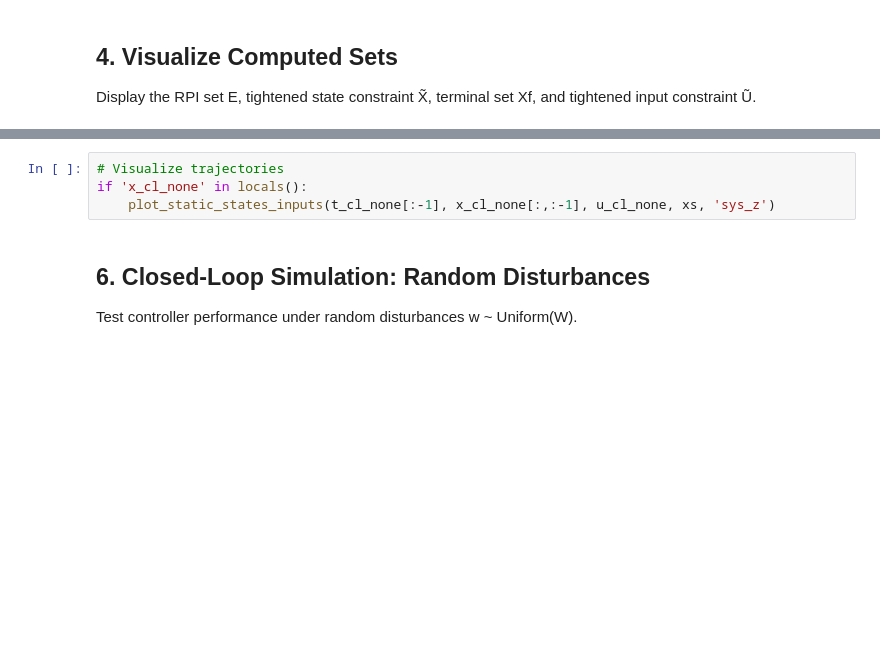
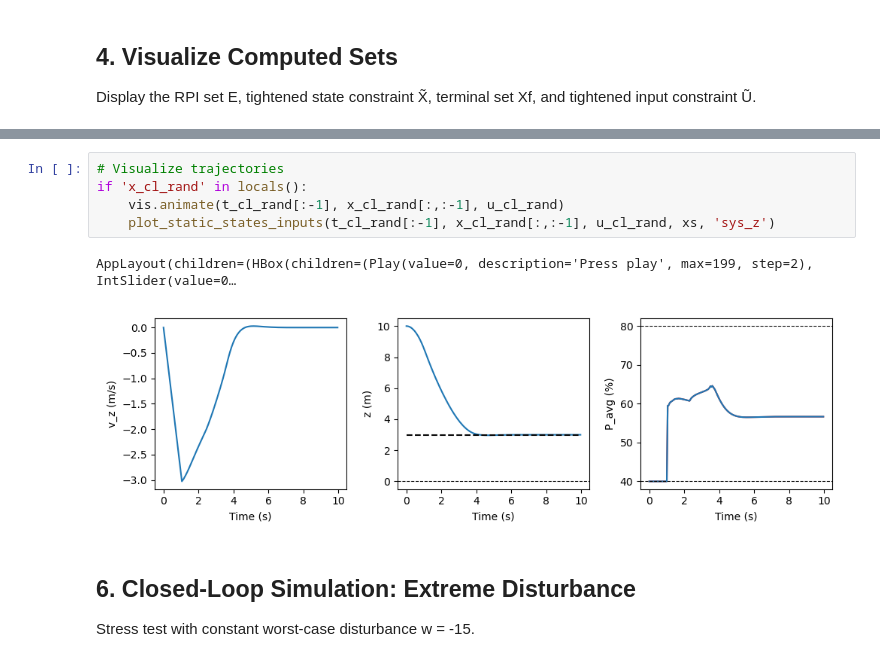
Before and after one commit to yanno27/MPC, a Jupyter notebook: project/Deliverable_6_1_2/Deliverable_6_1_Yann.ipynb, the cells around one changed output, grey strips where cells are left out. Saved outputs shown, nothing was run; the diff lists cells and outputs as text; blank space fills up the shorter version.

```diff
--- a/project/Deliverable_6_1_2/Deliverable_6_1_Yann.ipynb
+++ b/project/Deliverable_6_1_2/Deliverable_6_1_Yann.ipynb
@@ -444,10 +522,14 @@ except Exception as e:
 # %%
 # Visualize trajectories
-if 'x_cl_none' in locals():
-    plot_static_states_inputs(t_cl_none[:-1], x_cl_none[:,:-1], u_cl_none, xs, 'sys_z')
+if 'x_cl_rand' in locals():
+    vis.animate(t_cl_rand[:-1], x_cl_rand[:,:-1], u_cl_rand)
+    plot_static_states_inputs(t_cl_rand[:-1], x_cl_rand[:,:-1], u_cl_rand, xs, 'sys_z')
+# %% [output]
+AppLayout(children=(HBox(children=(Play(value=0, description='Press play', max=199, step=2), IntSlider(value=0…
+[figure, added]
-# %% [markdown]
-## 6. Closed-Loop Simulation: Random Disturbances
-
-Test controller performance under random disturbances w ~ Uniform(W).
+# %% [markdown]
+## 6. Closed-Loop Simulation: Extreme Disturbance
+
+Stress test with constant worst-case disturbance w = -15.
 # %%
 print("="*70)
```
Also changed, not shown: parts of 19 cells of this notebook, 8 other files.
